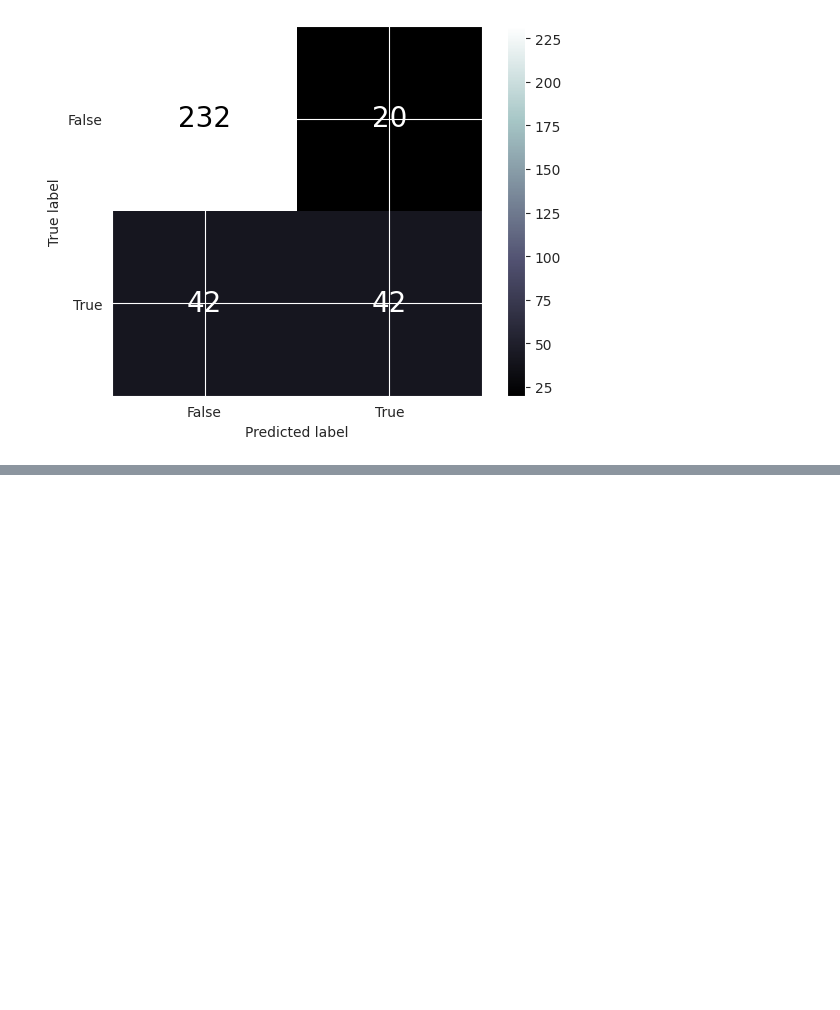
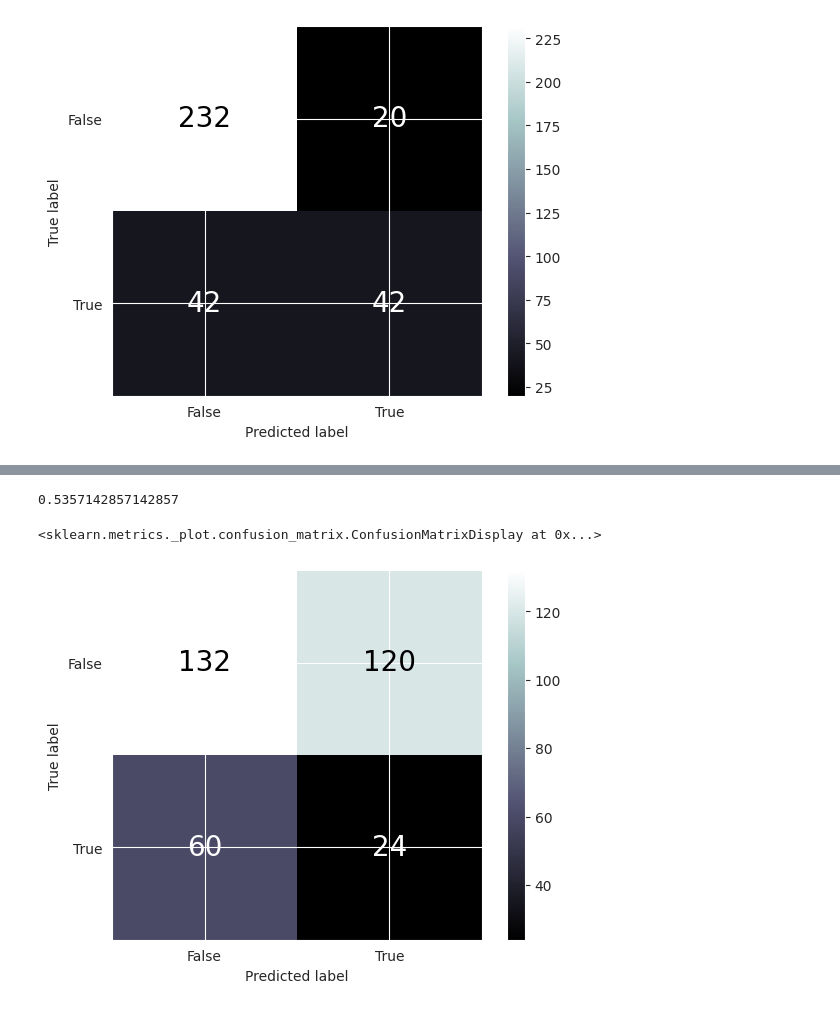
Before and after one commit to ptemarvelde/amalur-experiments, a Jupyter notebook: results/sigmod24/proposal.ipynb, the cells around one changed output, grey strips where cells are left out. Cells and saved outputs as stored; diff of their text form; code cells hidden in the pictures; blank space fills up the shorter version.

```diff
--- a/results/sigmod24/proposal.ipynb
+++ b/results/sigmod24/proposal.ipynb
@@ -210,42 +211,3 @@ Model Pipeline(steps=[('columntransformer',
 Score: 0.8154761904761905
 <sklearn.metrics._plot.confusion_matrix.ConfusionMatrixDisplay at 0x...>
 [figure]
-# %%
-class Morpheus:
-    tuple_ratio = 5
-    feature_ratio = 1
-
-    @staticmethod
-    def predict(X):
-        res = []
-        for fr, tr in X[['fr', 'tr']].values:
-            res.append(Morpheus.optimize(fr, tr))
-        return res
-
-    @staticmethod
-    def score(X, y):
-        pred = Morpheus.predict(X)
-        return np.count_nonzero(np.array(pred) != np.array(y)) / len(y)
-
-    @staticmethod
-    def optimize(t, f):
-        return t > 5 and f > 1
-
-class Amalur:
-    complexity_ratio_boundary = 1.5
-
-    @staticmethod
-    def predict(X):
-        res = []
-        for c in X['comp_ratio'].values:
-            res.append(Amalur.optimize(c))
-        return res
-
-    @staticmethod
-    def score(X, y):
-        pred = Amalur.predict(X)
-        return np.count_nonzero((np.array(pred) != np.array(y))) / len(y)
-
-    @staticmethod
-    def optimize(c):
-        return c > Amalur.complexity_ratio_boundary
@@ -259,0 +300,7 @@ Amalur.score(X_test, y_test)
+# %%
+print(Morpheus().score(X_test, y_test))
+ConfusionMatrixDisplay.from_estimator(Morpheus(), X_test, y_test, cmap='bone', text_kw={'size': 20})
+# %% [output]
+0.5357142857142857
+<sklearn.metrics._plot.confusion_matrix.ConfusionMatrixDisplay at 0x...>
+[figure, added]
```
Also changed, not shown: parts of 8 cells of this notebook.
